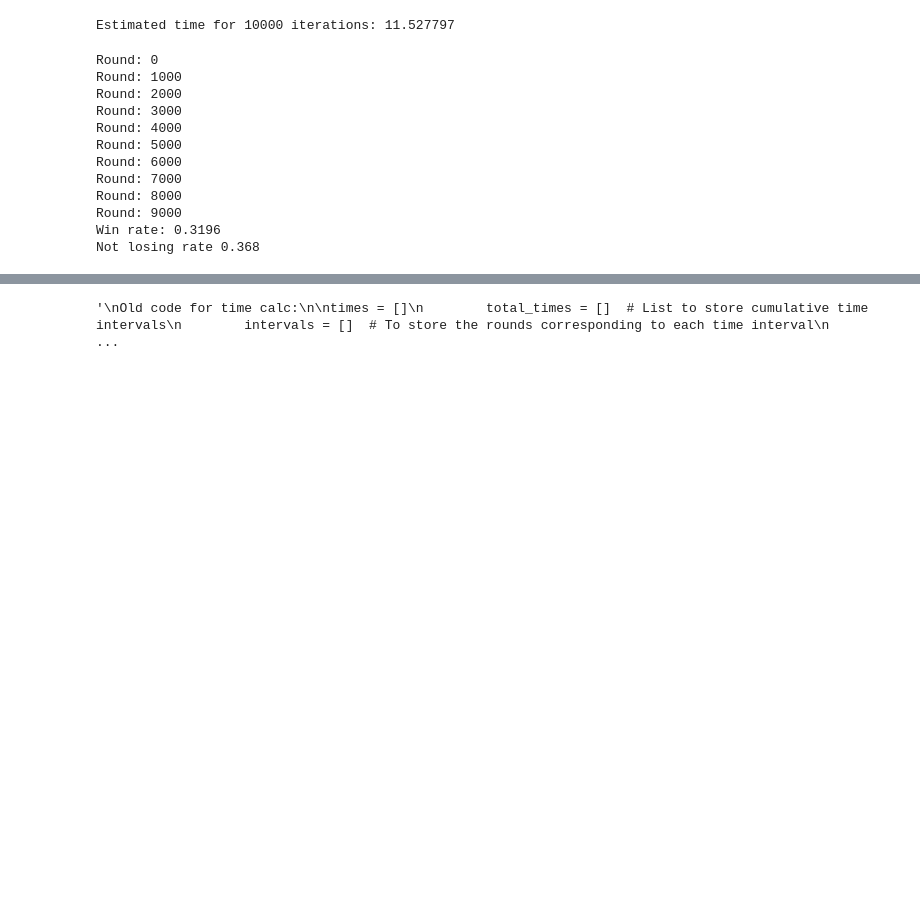
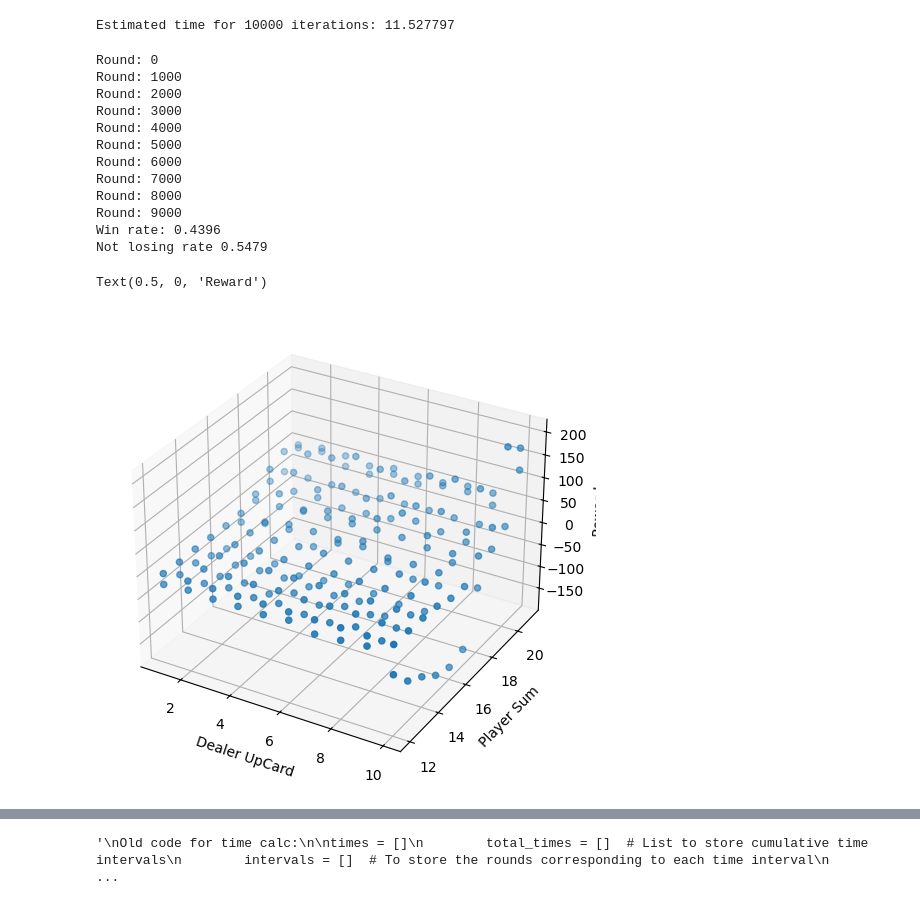
Before and after one commit to jon-cook1/BlackJackBot, a Jupyter notebook: MonteCarlo.ipynb, the cells around one changed output, grey strips where cells are left out. Drawn from its saved outputs; the diff is of its cells as text; code cells hidden in the pictures; blank space fills up the shorter version.

Commit message:
Finished MC implementation with graphs and notes

```diff
--- a/MonteCarlo.ipynb
+++ b/MonteCarlo.ipynb
@@ -42,7 +42,7 @@ class MC(object):
                 return val, ace, True
 
         # Don't hit 20- this can be changed later for testing
-        if val >= 20:
+        if val >= 17:
             return val, ace, True
         return self.aceHelper(val,ace)
 
@@ -165,5 +165,23 @@ Round: 6000
 Round: 7000
 Round: 8000
 Round: 9000
-Win rate: 0.3196
-Not losing rate 0.368
+Win rate: 0.4396
+Not losing rate 0.5479
+# %%
+# Graph results
+# This block and the following found online
+
+fig = plt.figure(figsize=[10, 6])
+ax = fig.add_subplot(111, projection='3d')
+
+x = [k[1] for k in bot.player_state_value.keys()]
+y = [k[0] for k in bot.player_state_value.keys()]
+z = [v for v in bot.player_state_value.values()]
+ax.scatter(x, y, z)
+
+ax.set_xlabel("Dealer UpCard")
+ax.set_ylabel("Player Sum")
+ax.set_zlabel("Reward")
+# %% [output]
+Text(0.5, 0, 'Reward')
+[figure, added]
```
Also changed, not shown: parts of 2 cells of this notebook, 1 other file.
